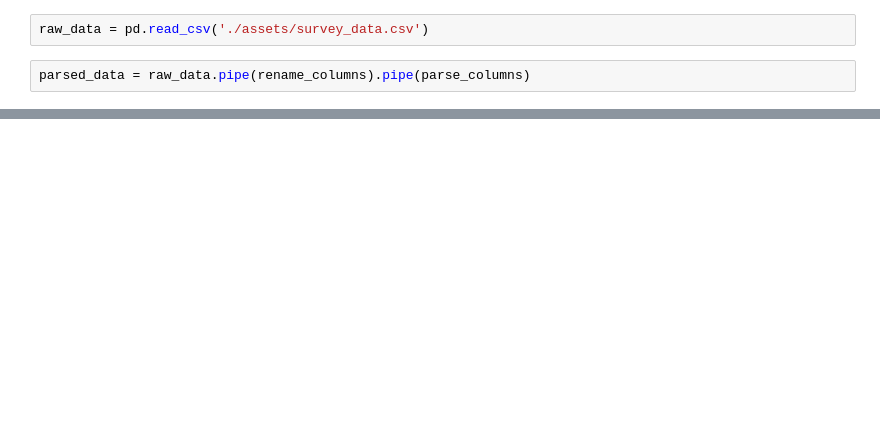
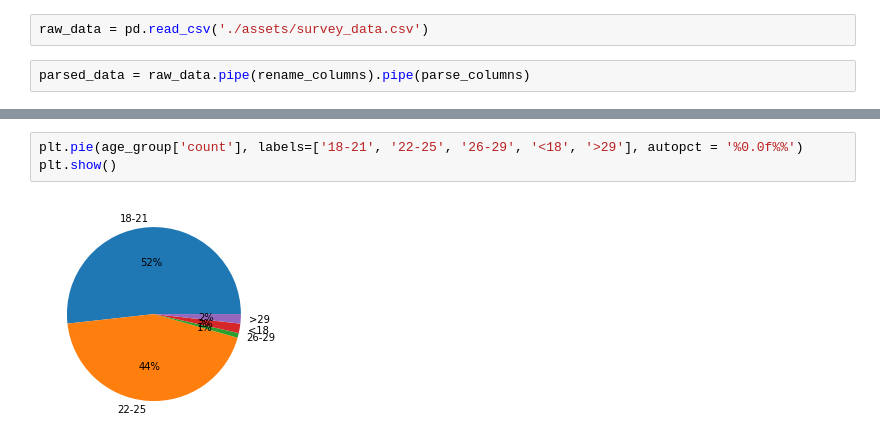
Before and after one commit to AntonioNtV/MC-data, a Jupyter notebook: main.ipynb, the cells around one changed output, grey strips where cells are left out. Cells and saved outputs as stored; diff of their text form; blank space fills up the shorter version.

```diff
--- a/main.ipynb
+++ b/main.ipynb
@@ -29,0 +40,5 @@ parsed_data.sample(10)
+# %%
+plt.pie(age_group['count'], labels=['18-21', '22-25', '26-29', '<18', '>29'], autopct = '%0.0f%%')
+plt.show()
+# %% [output]
+[figure, added]
```
Also changed, not shown: parts of 18 cells of this notebook, 2 other files.
